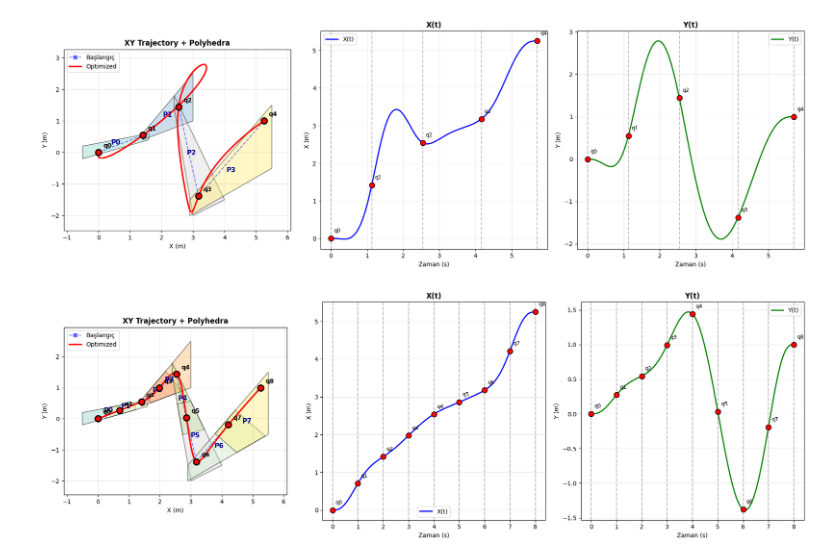
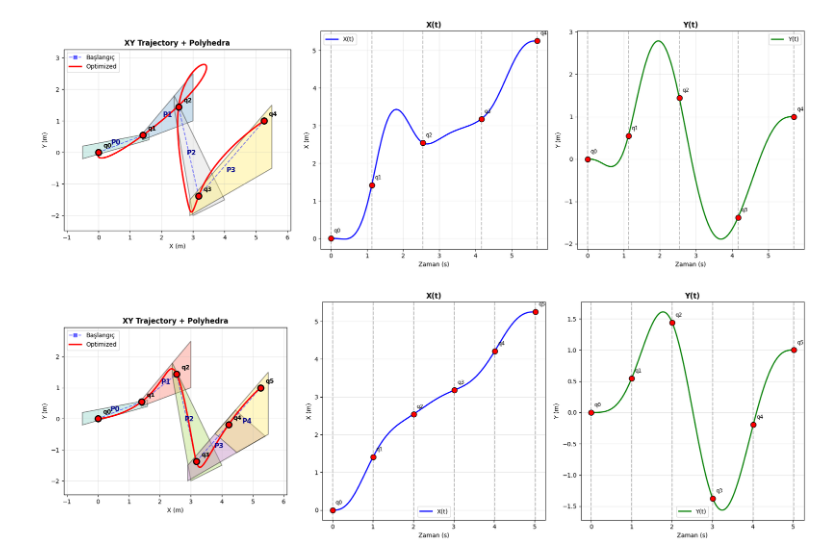
Before and after one commit to DemirDorukDilek/DDoP, a Jupyter notebook: Welcome_To_Colab (4).ipynb, the cells around one changed output. Drawn from its saved outputs; the diff is of its cells as text; code cells hidden in the pictures.

```diff
--- a/Welcome_To_Colab (4).ipynb
+++ b/Welcome_To_Colab (4).ipynb
@@ -528,41 +535,40 @@ def optimize_with_split(Ts_init, waypoints_init, polygons_init ,max_iterations=5
         opt_waypoint = list(map(np.array,waypoints))
         polyhedra = list(map(polygon_to_polyhedron,polygons))
 
         opt = DDoPnD([1.0]*(len(waypoints)-1),opt_waypoint,polyhedra,False,False,3)
         T_opt, wp_opt, cost = opt.run()
         if "opt" in locals():
             visualize_results_2d(opt, polyhedra, wp_opt, [])
         # print(T_opt, wp_opt, cost)
 
         waypoints = [wp_opt[i] for i in range(len(wp_opt))]
         Ts = list(T_opt)
 
         violations = check_all_pieces(opt, polygons, opt.v_max, opt.a_max)[::-1]
 
         if len(violations) == 0:return opt, Ts, waypoints, polygons
 
-        for piece_idx in violations:
+        piece_idx = violations[0]
+        q_prev = waypoints[piece_idx]
+        q_next = waypoints[piece_idx + 1]
 
-            q_prev = waypoints[piece_idx]
-            q_next = waypoints[piece_idx + 1]
+        poly_0, poly_1,new_waypoint = split_polygon(polygons[piece_idx], q_prev, q_next, 0.5)
 
-            poly_0, poly_1,new_waypoint = split_polygon(polygons[piece_idx], q_prev, q_next, 0.5)
+        waypoints.insert(piece_idx + 1, new_waypoint)
+        Ts[piece_idx] = Ts[piece_idx] / 2
+        Ts.insert(piece_idx + 1, Ts[piece_idx] / 2)
 
-            waypoints.insert(piece_idx + 1, new_waypoint)
-            Ts[piece_idx] = Ts[piece_idx] / 2
-            Ts.insert(piece_idx + 1, Ts[piece_idx] / 2)
-
-            polygons[piece_idx] = poly_1
-            polygons.insert(piece_idx + 1, poly_0)
+        polygons[piece_idx] = poly_1
+        polygons.insert(piece_idx + 1, poly_0)
 
         # current_kappa *= 2
         # current_rho_v *= 1.5
         # current_rho_a *= 1.5
 
     return opt, Ts, waypoints, polygons
 
 optimize_with_split([1.0]*(len(waypoints)-1),waypoints,polygons,5)
 print()
 # %% [output]
 [figure]
-[figure, old version]
+[figure, new version]
```
Also changed, not shown: parts of 1 cell of this notebook.
